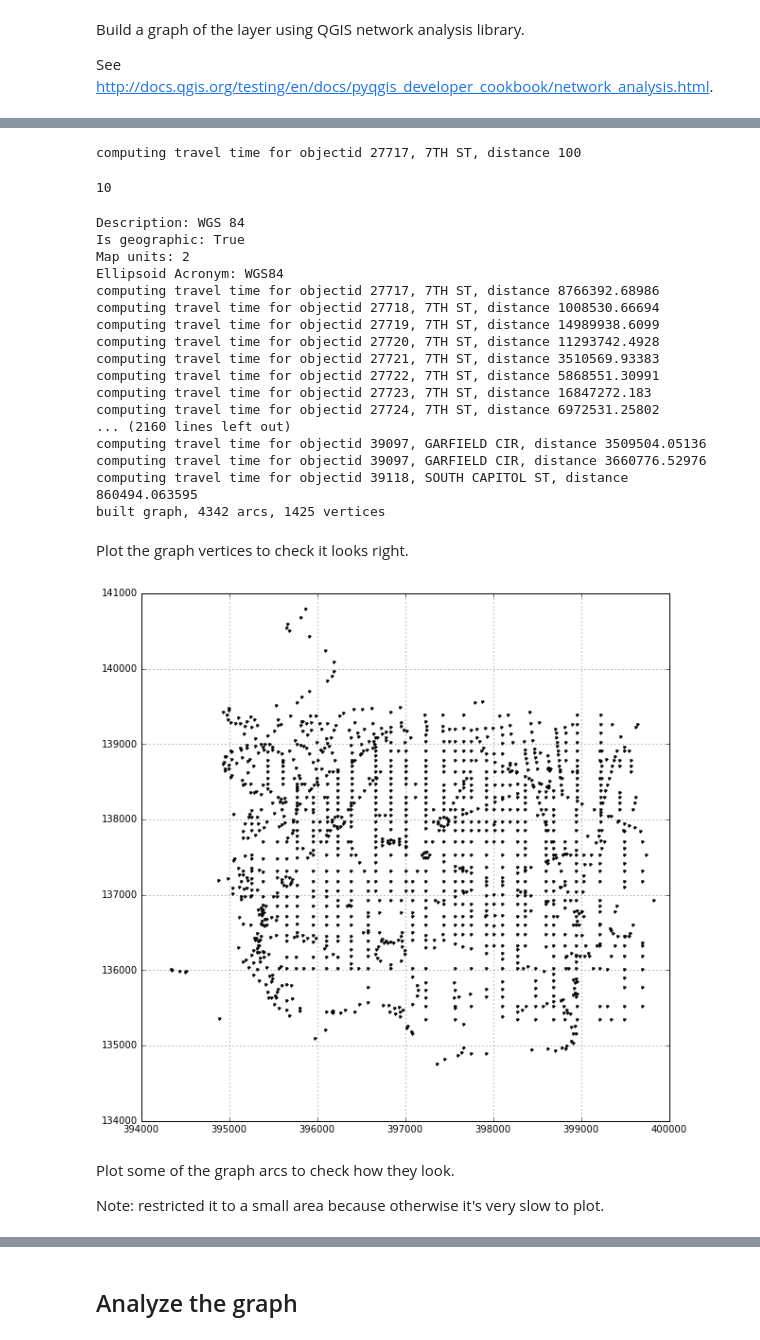
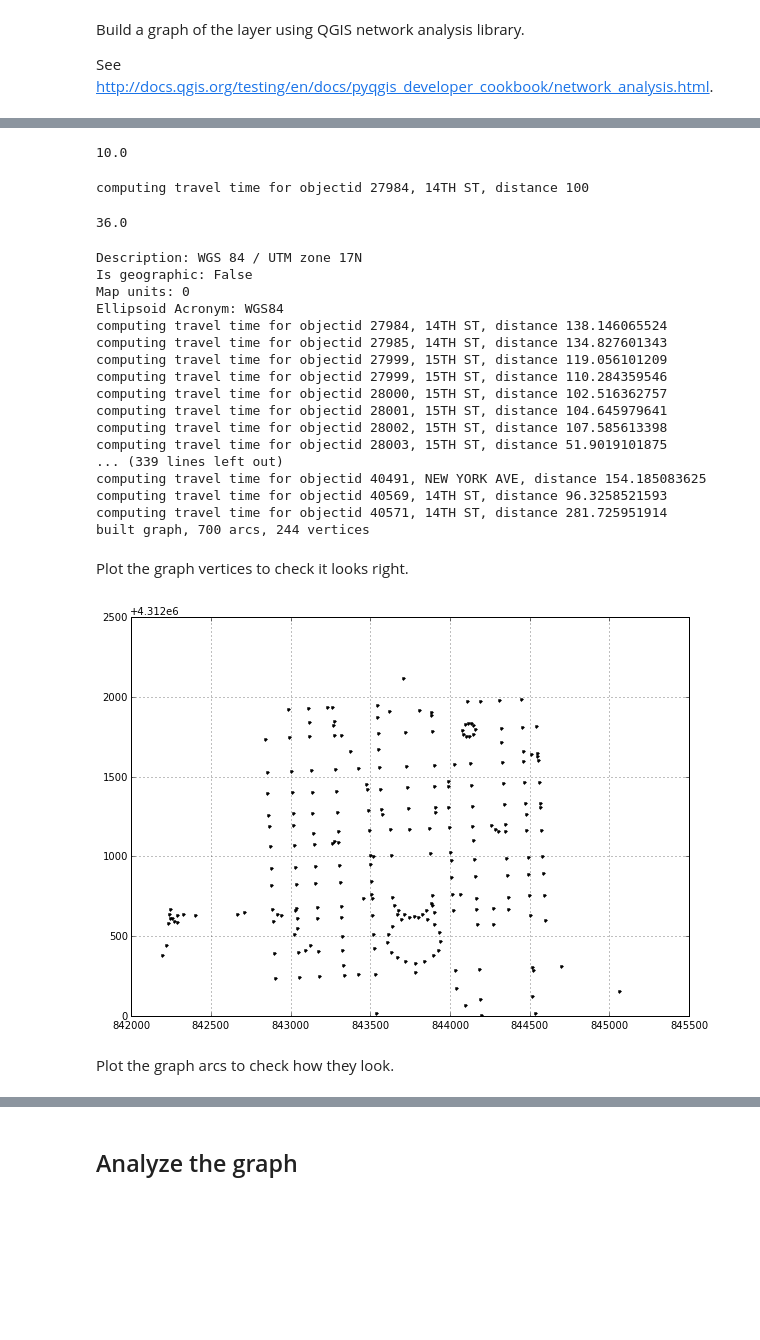
Before and after one commit to Vizonomy/OSM_Routing, a Jupyter notebook: Road accessibility 2 (using qgis libraries).ipynb, the cells around one changed output, grey strips where cells are left out. Drawn from its saved outputs; the diff is of its cells as text; code cells hidden in the pictures; blank space fills up the shorter version.

```diff
--- a/Road accessibility 2 (using qgis libraries).ipynb
+++ b/Road accessibility 2 (using qgis libraries).ipynb
@@ -87,31 +94,39 @@ SHAPE_LEN Real
+# %%
+# Convert km/h to metres/second
+def kmh_to_mps(kmh):
+    return kmh * 1000.0 / 3600
+kmh_to_mps(36)
+# %% [output]
+10.0
 # %%
 # Based on http://gis.stackexchange.com/questions/94457/how-can-i-use-python-qgis-network-analysis-library-to-calculate-short-path-based
-index_objectid = roads_layer.fieldNameIndex("OBJECTID")
-index_registered = roads_layer.fieldNameIndex("REGISTERED")
-index_streettype = roads_layer.fieldNameIndex("STREETTYPE")
+speed_default = kmh_to_mps(10)
+speed_avenue = kmh_to_mps(50)
 class RoadTravelTimeProperter(QgsArcProperter):
     def property(self, distance, feature):
         attrs = feature.attributes()
-        print("computing travel time for objectid %i, %s %s, distance %s" % (attrs[index_objectid], attrs[index_registered], attrs[index_streettype], distance))
+        print("computing travel time for objectid %i, %s %s, distance %s" %
+              (attrs[index_objectid], attrs[index_registered], attrs[index_streettype], distance))
         street_type = attrs[index_streettype]
-        val = distance / 10
+        val = distance / speed_default
         if (street_type == "AVE"):  # example: make Avenues faster
-            val = distance / 30
-        return val
+            val = distance / speed_avenue
+        return val  # in seconds
     def requiredAttributes(self):
         return [index_objectid, index_registered, index_streettype]
 road = roads_layer.getFeatures().next()
 properter = RoadTravelTimeProperter()
 properter.property(100, road)
 # %% [output]
-computing travel time for objectid 27717, 7TH ST, distance 100
+computing travel time for objectid 27984, 14TH ST, distance 100
-10
+36.0
 # %%
 director = QgsLineVectorLayerDirector(roads_layer, -1, '', '', '', 3)
 #properter = QgsDistanceArcProperter()
 properter = RoadTravelTimeProperter()
 director.addProperter(properter)
-crs = QgsCoordinateReferenceSystem(4326, QgsCoordinateReferenceSystem.PostgisCrsId)
+#crs = QgsCoordinateReferenceSystem(4326, QgsCoordinateReferenceSystem.PostgisCrsId)
+crs = QgsCoordinateReferenceSystem(32617, QgsCoordinateReferenceSystem.PostgisCrsId)
 #crs = QgsCoordinateReferenceSystem(102285, QgsCoordinateReferenceSystem.PostgisCrsId)
 print "Description:", crs.description()
 print "Is geographic:", crs.geographicFlag()
@@ -122,40 +137,39 @@ director.makeGraph(builder, [])
 graph = builder.graph()
 print("built graph, %i arcs, %i vertices" % (graph.arcCount(), graph.vertexCount()))
 # %% [output]
-Description: WGS 84
-Is geographic: True
-Map units: 2
+Description: WGS 84 / UTM zone 17N
+Is geographic: False
+Map units: 0
 Ellipsoid Acronym: WGS84
-computing travel time for objectid 27717, 7TH ST, distance 8766392.68986
-computing travel time for objectid 27718, 7TH ST, distance 1008530.66694
-computing travel time for objectid 27719, 7TH ST, distance 14989938.6099
-computing travel time for objectid 27720, 7TH ST, distance 11293742.4928
-computing travel time for objectid 27721, 7TH ST, distance 3510569.93383
-computing travel time for objectid 27722, 7TH ST, distance 5868551.30991
-computing travel time for objectid 27723, 7TH ST, distance 16847272.183
-computing travel time for objectid 27724, 7TH ST, distance 6972531.25802
-... (2160 lines left out)
-computing travel time for objectid 39097, GARFIELD CIR, distance 3509504.05136
-computing travel time for objectid 39097, GARFIELD CIR, distance 3660776.52976
-computing travel time for objectid 39118, SOUTH CAPITOL ST, distance 860494.063595
-built graph, 4342 arcs, 1425 vertices
+computing travel time for objectid 27984, 14TH ST, distance 138.146065524
+computing travel time for objectid 27985, 14TH ST, distance 134.827601343
+computing travel time for objectid 27999, 15TH ST, distance 119.056101209
+computing travel time for objectid 27999, 15TH ST, distance 110.284359546
+computing travel time for objectid 28000, 15TH ST, distance 102.516362757
+computing travel time for objectid 28001, 15TH ST, distance 104.645979641
+computing travel time for objectid 28002, 15TH ST, distance 107.585613398
+computing travel time for objectid 28003, 15TH ST, distance 51.9019101875
+... (339 lines left out)
+computing travel time for objectid 40491, NEW YORK AVE, distance 154.185083625
+computing travel time for objectid 40569, 14TH ST, distance 96.3258521593
+computing travel time for objectid 40571, 14TH ST, distance 281.725951914
+built graph, 700 arcs, 244 vertices
 # %% [markdown]
 Plot the graph vertices to check it looks right.
 # %%
 fig, ax = plt.subplots(figsize=(10, 10))
 x = []
 y = []
 for vertex in range(0, graph.vertexCount()):
     x.append(graph.vertex(vertex).point()[0])
     y.append(graph.vertex(vertex).point()[1])
 ax.plot(x, y, 'k.')
+ax.set_aspect("equal")
 ax.grid()
 # %% [output]
-[figure, old version]
+[figure, new version]
 # %% [markdown]
-Plot some of the graph arcs to check how they look.
-
-Note: restricted it to a small area because otherwise it's very slow to plot.
+Plot the graph arcs to check how they look.
 # %%
 fig, ax = plt.subplots(figsize=(10, 10))
 n = 0
```
Also changed, not shown: parts of 10 cells of this notebook, 5 other files.
